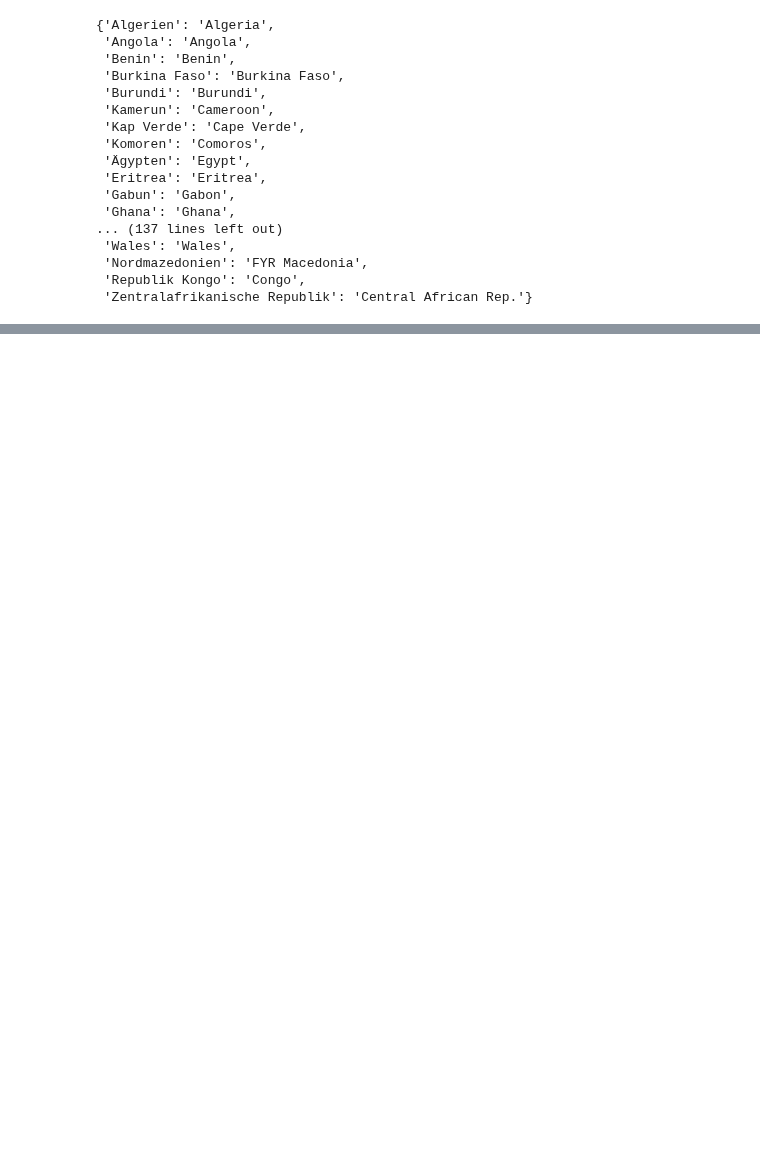
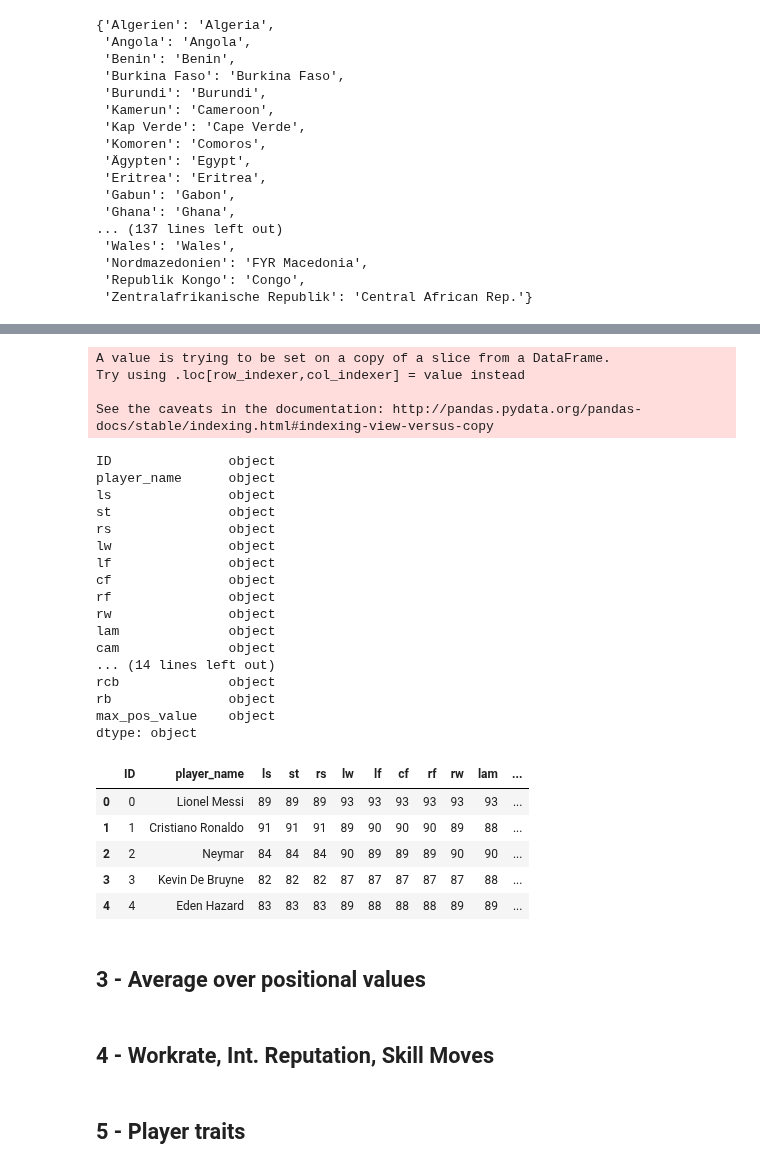
Before and after one commit to fabwerk90/FIFA-20---Market-value-prediction, a Jupyter notebook: f_feature_engineering.ipynb, the cells around one changed output, grey strips where cells are left out. Saved outputs shown, nothing was run; the diff lists cells and outputs as text; code cells hidden in the pictures; blank space fills up the shorter version.

```diff
--- a/f_feature_engineering.ipynb
+++ b/f_feature_engineering.ipynb
@@ -107,3 +191,42 @@ df_fp.head(3)
+# %%
+for i in df_fp_flex.columns:
+    df_fp_flex[f"{i}"] = df_fp_flex[f"{i}"].astype("object")
+print(df_fp_flex.dtypes)
+df_fp_flex.head()
+# %% [output]
+A value is trying to be set on a copy of a slice from a DataFrame.
+Try using .loc[row_indexer,col_indexer] = value instead
+
+See the caveats in the documentation: http://pandas.pydata.org/pandas-docs/stable/indexing.html#indexing-view-versus-copy
+ID               object
+player_name      object
+ls               object
+st               object
+rs               object
+lw               object
+lf               object
+cf               object
+rf               object
+rw               object
+lam              object
+cam              object
+... (14 lines left out)
+rcb              object
+rb               object
+max_pos_value    object
+dtype: object
+|  | ID | player_name | ls | st | rs | lw | lf | cf | rf | rw | lam | ... |
+| 0 | 0 | Lionel Messi | 89 | 89 | 89 | 93 | 93 | 93 | 93 | 93 | 93 | ... |
+| 1 | 1 | Cristiano Ronaldo | 91 | 91 | 91 | 89 | 90 | 90 | 90 | 89 | 88 | ... |
+| 2 | 2 | Neymar | 84 | 84 | 84 | 90 | 89 | 89 | 89 | 90 | 90 | ... |
+| 3 | 3 | Kevin De Bruyne | 82 | 82 | 82 | 87 | 87 | 87 | 87 | 87 | 88 | ... |
+| 4 | 4 | Eden Hazard | 83 | 83 | 83 | 89 | 88 | 88 | 88 | 89 | 89 | ... |
+# %% [markdown]
+## 3 - Average over positional values
+# %% [markdown]
+## 4 - Workrate, Int. Reputation, Skill Moves
+# %% [markdown]
+## 5 - Player traits
 # %% [markdown]
 #### Work to do next notebook
 - truncate dataframe
```
Also changed, not shown: parts of 9 cells of this notebook.
